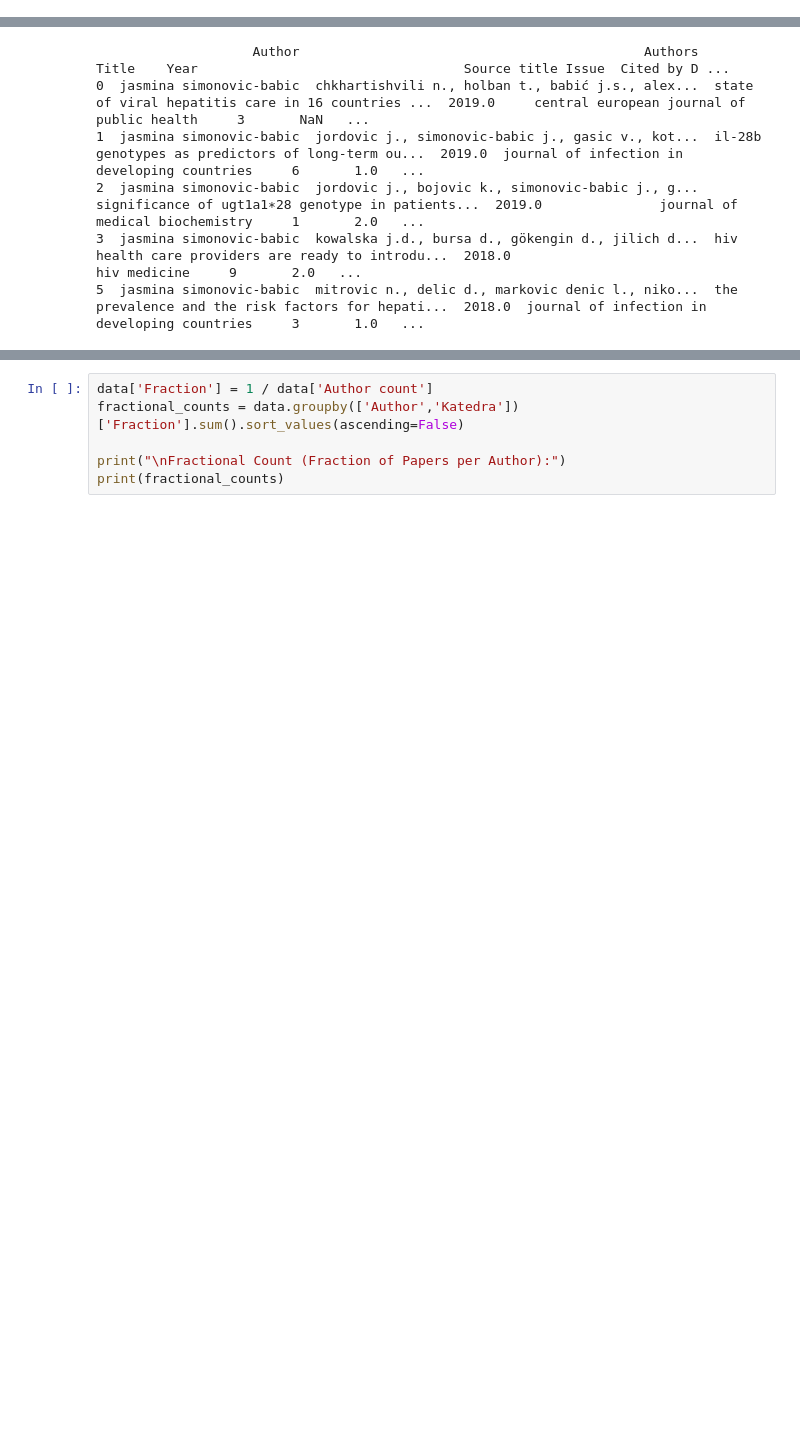
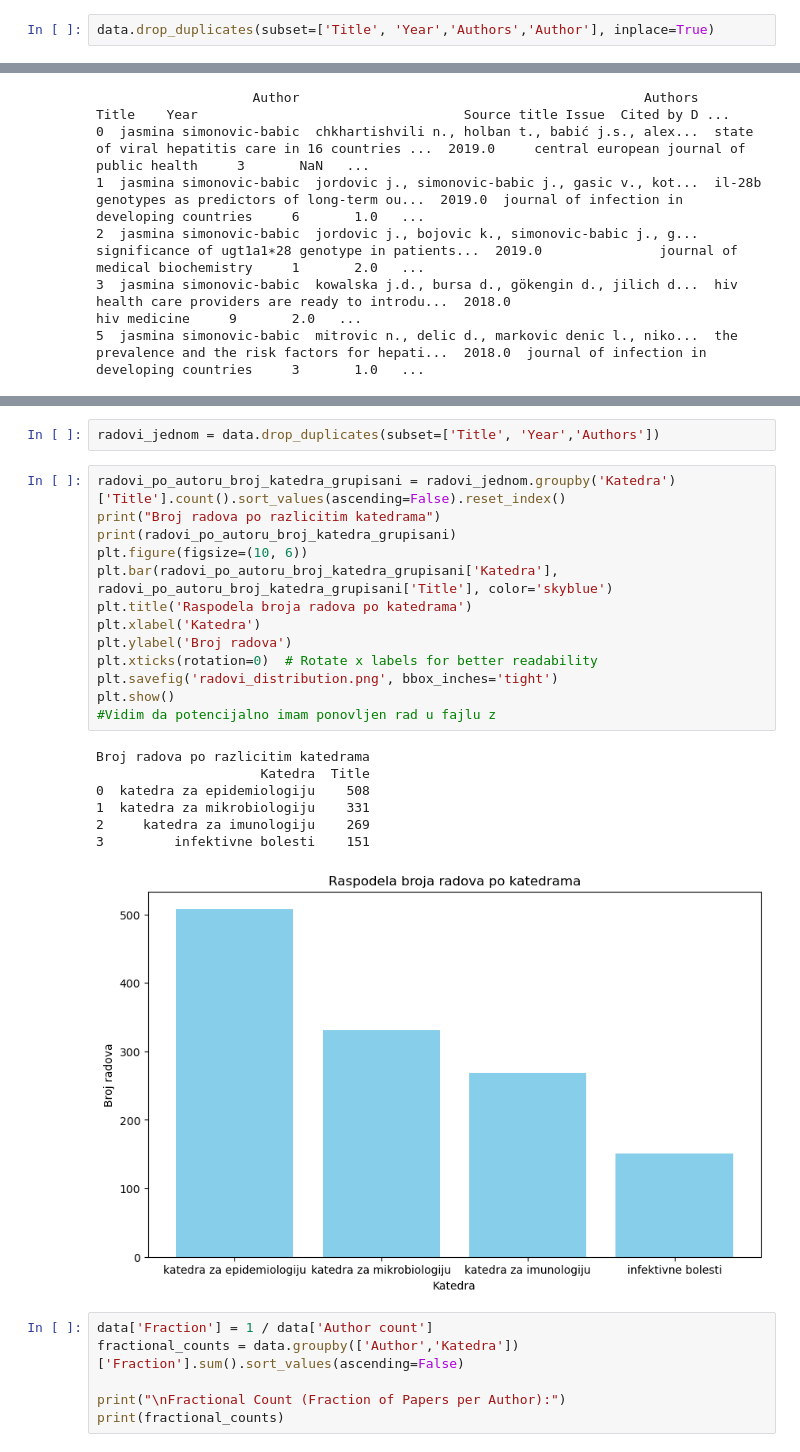
Before and after one commit to andrijanamikovic/Analiza-naucne-produkcije, a Jupyter notebook: Data_cleaning.ipynb, the cells around one changed output, grey strips where cells are left out. Cells and saved outputs as stored; diff of their text form; blank space fills up the shorter version.

```diff
--- a/Data_cleaning.ipynb
+++ b/Data_cleaning.ipynb
@@ -340,6 +356,8 @@ print(duplicates)
 Empty DataFrame
 Columns: [Author, Authors, Title, Year, Source title, Issue, Cited by, Document Type, Katedra]
 Index: []
+# %%
+data.drop_duplicates(subset=['Title', 'Year','Authors','Author'], inplace=True)
 # %%
 grupisani_radovi_po_autoru = data.groupby('Title').size()
 print(f'Grupisani radovi po autoru: {grupisani_radovi_po_autoru.max()}')
@@ -376,6 +394,29 @@ irena vukovic-petrovic          katedra za imunologiju         3
 natasa vuckovic-opavski         katedra za mikrobiologiju      2
 ivana colovic-colovski          katedra za mikrobiologiju      2
 Name: Title, dtype: int64
+# %%
+radovi_jednom = data.drop_duplicates(subset=['Title', 'Year','Authors'])
+# %%
+radovi_po_autoru_broj_katedra_grupisani = radovi_jednom.groupby('Katedra')['Title'].count().sort_values(ascending=False).reset_index()
+print("Broj radova po razlicitim katedrama")
+print(radovi_po_autoru_broj_katedra_grupisani)
+plt.figure(figsize=(10, 6))
+plt.bar(radovi_po_autoru_broj_katedra_grupisani['Katedra'], radovi_po_autoru_broj_katedra_grupisani['Title'], color='skyblue')
+plt.title('Raspodela broja radova po katedrama')
+plt.xlabel('Katedra')
+plt.ylabel('Broj radova')
+plt.xticks(rotation=0)  # Rotate x labels for better readability
+plt.savefig('radovi_distribution.png', bbox_inches='tight')
+plt.show()
+#Vidim da potencijalno imam ponovljen rad u fajlu z
+# %% [output]
+Broj radova po razlicitim katedrama
+                     Katedra  Title
+0  katedra za epidemiologiju    508
+1  katedra za mikrobiologiju    331
+2     katedra za imunologiju    269
+3         infektivne bolesti    151
+[figure, added]
 # %%
 data['Fraction'] = 1 / data['Author count']
 fractional_counts = data.groupby(['Author','Katedra'])['Fraction'].sum().sort_values(ascending=False)
```
Also changed, not shown: parts of 9 cells of this notebook, 22 other files.
